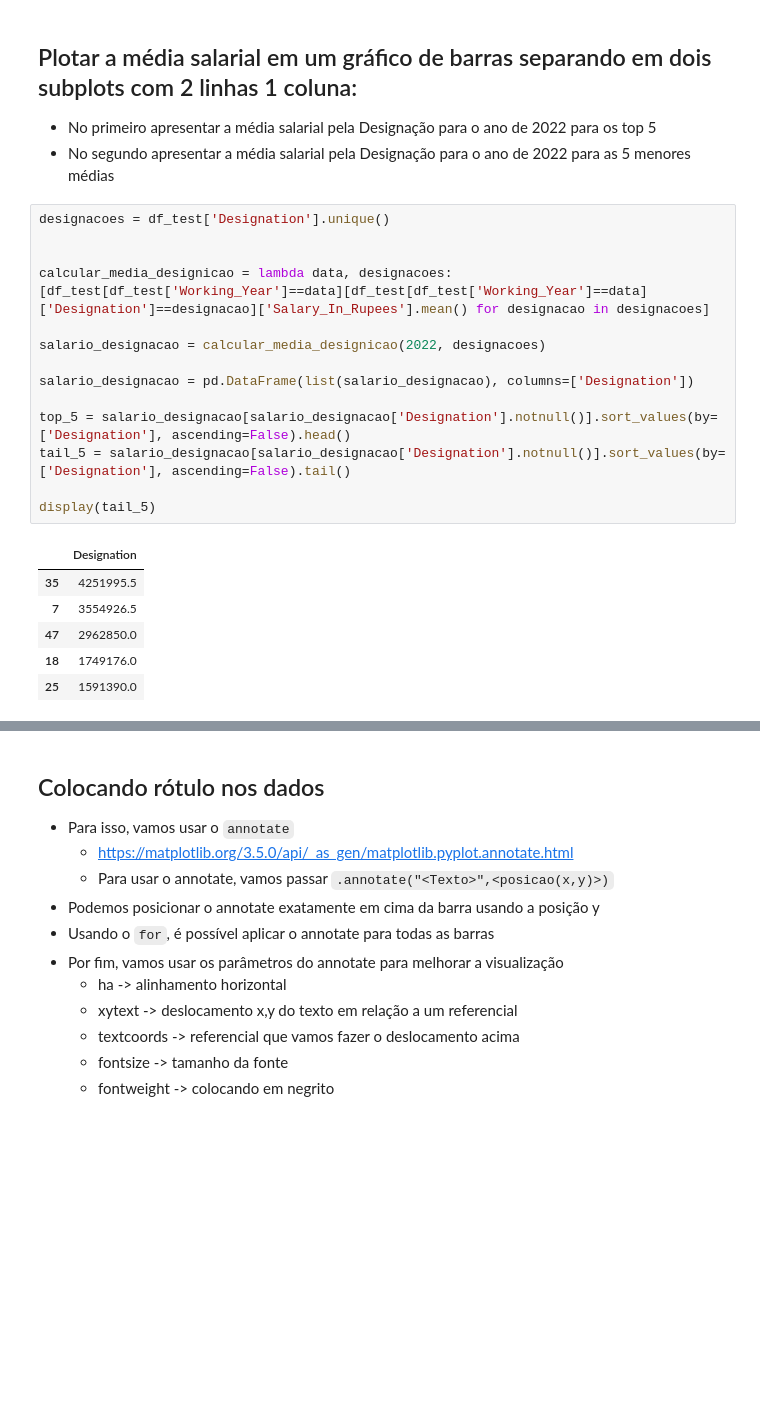
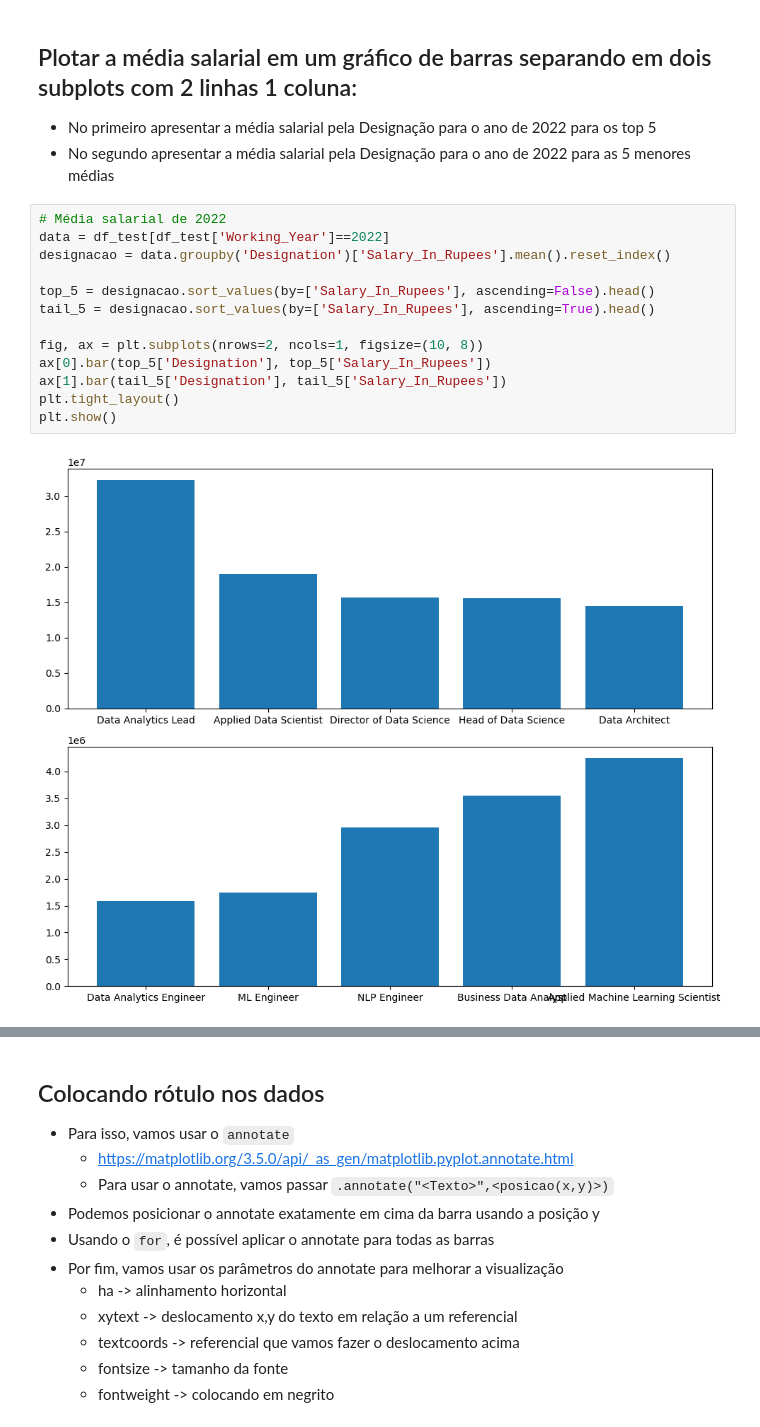
Before and after one commit to AlexandreRosasCosta/Ciencia_de_Dados, a Jupyter notebook: Projeto2/Projeto 02 - Matplotlib.ipynb, the cells around one changed output, grey strips where cells are left out. Drawn from its saved outputs; the diff is of its cells as text; blank space fills up the shorter version.

```diff
--- a/Projeto2/Projeto 02 - Matplotlib.ipynb
+++ b/Projeto2/Projeto 02 - Matplotlib.ipynb
@@ -172,23 +173,17 @@ plt.show()
 - No primeiro apresentar a média salarial pela Designação para o ano de 2022 para os top 5
 - No segundo apresentar a média salarial pela Designação para o ano de 2022 para as 5 menores médias
 # %%
-designacoes = df_test['Designation'].unique()
+# Média salarial de 2022
+data = df_test[df_test['Working_Year']==2022]
+designacao = data.groupby('Designation')['Salary_In_Rupees'].mean().reset_index()
 
+top_5 = designacao.sort_values(by=['Salary_In_Rupees'], ascending=False).head()
+tail_5 = designacao.sort_values(by=['Salary_In_Rupees'], ascending=True).head()
 
-calcular_media_designicao = lambda data, designacoes: [df_test[df_test['Working_Year']==data][df_test[df_test['Working_Year']==data]['Designation']==designacao]['Salary_In_Rupees'].mean() for designacao in designacoes]
-
-salario_designacao = calcular_media_designicao(2022, designacoes)
-
-salario_designacao = pd.DataFrame(list(salario_designacao), columns=['Designation'])
-
-top_5 = salario_designacao[salario_designacao['Designation'].notnull()].sort_values(by=['Designation'], ascending=False).head()
-tail_5 = salario_designacao[salario_designacao['Designation'].notnull()].sort_values(by=['Designation'], ascending=False).tail()
-
-display(tail_5)
+fig, ax = plt.subplots(nrows=2, ncols=1, figsize=(10, 8))
+ax[0].bar(top_5['Designation'], top_5['Salary_In_Rupees'])
+ax[1].bar(tail_5['Designation'], tail_5['Salary_In_Rupees'])
+plt.tight_layout()
+plt.show()
 # %% [output]
-|  | Designation |
-| 35 | 4251995.5 |
-| 7 | 3554926.5 |
-| 47 | 2962850.0 |
-| 18 | 1749176.0 |
-| 25 | 1591390.0 |
+[figure, added]
```
Also changed, not shown: parts of 2 cells of this notebook.
